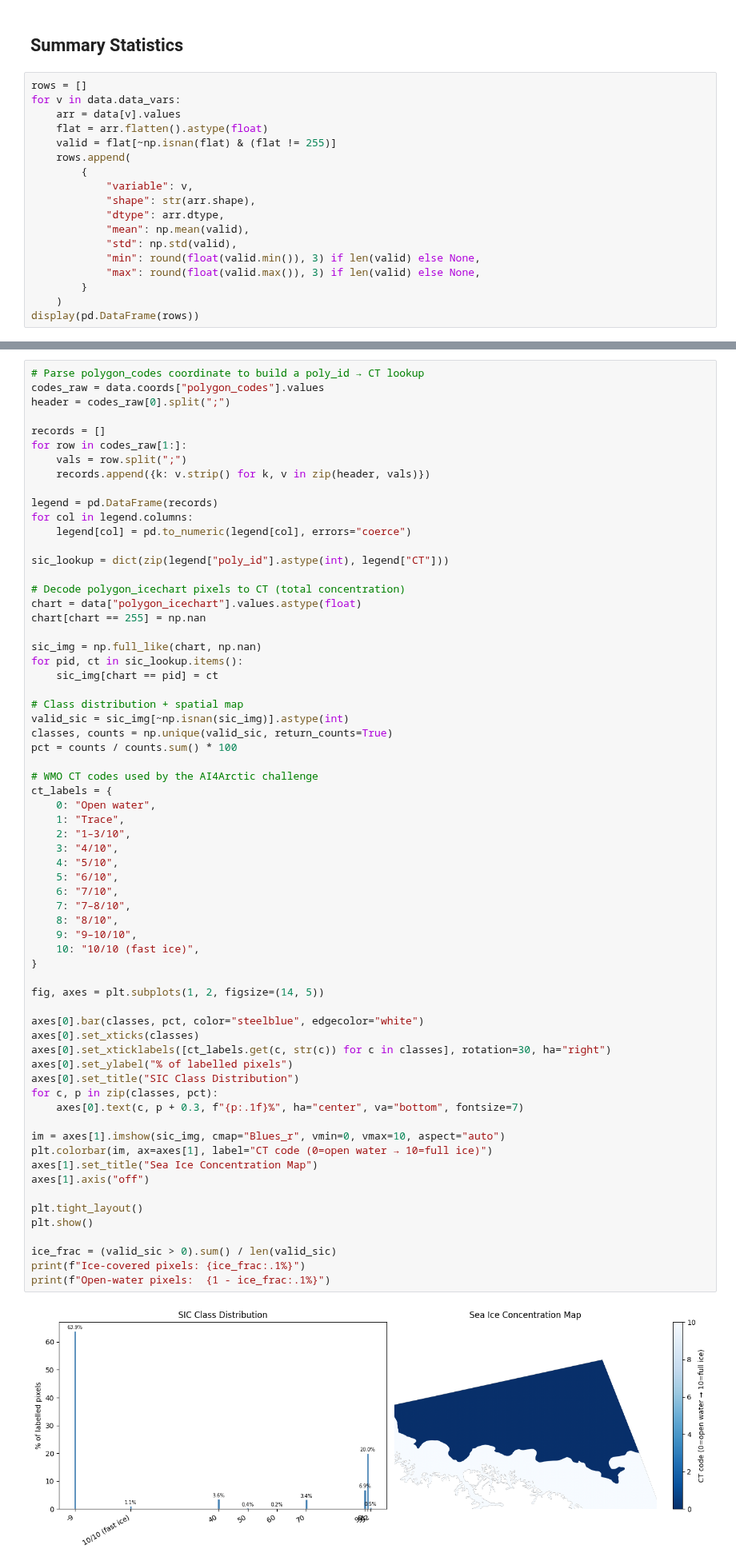
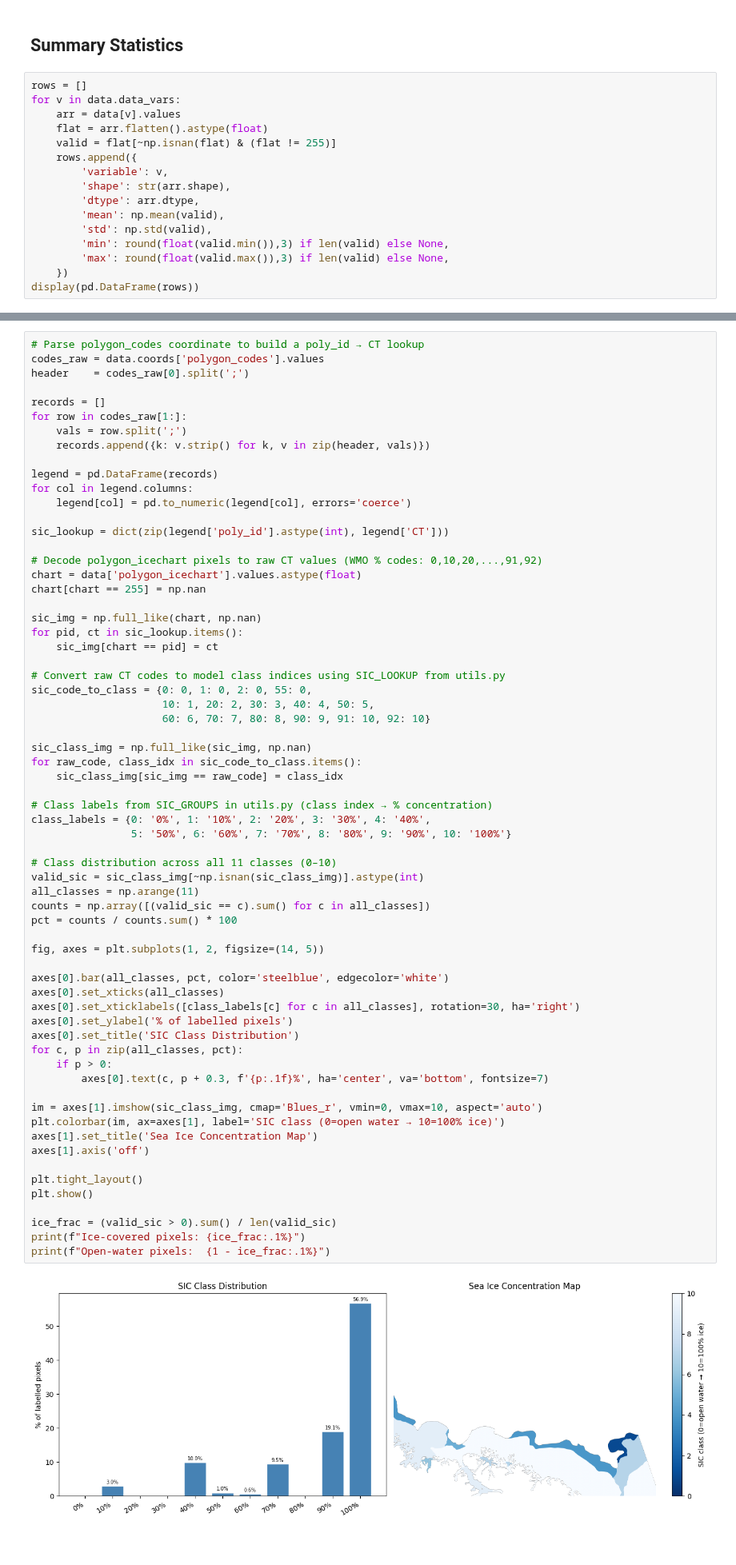
Before and after one commit to sparkgeo/arctic-showcase, a Jupyter notebook: notebooks/training_data_exploration/eda-raw-data.ipynb, the cells around one changed output, grey strips where cells are left out. Shown at 80% size. Cells and saved outputs as stored; diff of their text form.

```diff
--- a/notebooks/training_data_exploration/eda-raw-data.ipynb
+++ b/notebooks/training_data_exploration/eda-raw-data.ipynb
@@ -50,17 +47,15 @@ for v in data.data_vars:
     arr = data[v].values
     flat = arr.flatten().astype(float)
     valid = flat[~np.isnan(flat) & (flat != 255)]
-    rows.append(
-        {
-            "variable": v,
-            "shape": str(arr.shape),
-            "dtype": arr.dtype,
-            "mean": np.mean(valid),
-            "std": np.std(valid),
-            "min": round(float(valid.min()), 3) if len(valid) else None,
-            "max": round(float(valid.max()), 3) if len(valid) else None,
-        }
-    )
+    rows.append({
+        'variable': v,
+        'shape': str(arr.shape),
+        'dtype': arr.dtype,
+        'mean': np.mean(valid),
+        'std': np.std(valid),
+        'min': round(float(valid.min()),3) if len(valid) else None,
+        'max': round(float(valid.max()),3) if len(valid) else None,
+    })
 display(pd.DataFrame(rows))
 # %% [output]
 |  | variable | shape | dtype | mean | std | min | max |
@@ -231,68 +211,68 @@ plt.show()
 Decoding `polygon_icechart` using the `polygon_codes` coordinate, which maps each integer pixel value to a set of WMO ice chart attributes. The key field is **CT** (total concentration), coded 0–10 (tenths of ice coverage, where 0 = open water and 10 = fully ice-covered).
 # %%
 # Parse polygon_codes coordinate to build a poly_id → CT lookup
-codes_raw = data.coords["polygon_codes"].values
-header = codes_raw[0].split(";")
+codes_raw = data.coords['polygon_codes'].values
+header    = codes_raw[0].split(';')
 
 records = []
 for row in codes_raw[1:]:
-    vals = row.split(";")
+    vals = row.split(';')
     records.append({k: v.strip() for k, v in zip(header, vals)})
 
 legend = pd.DataFrame(records)
 for col in legend.columns:
-    legend[col] = pd.to_numeric(legend[col], errors="coerce")
+    legend[col] = pd.to_numeric(legend[col], errors='coerce')
 
-sic_lookup = dict(zip(legend["poly_id"].astype(int), legend["CT"]))
+sic_lookup = dict(zip(legend['poly_id'].astype(int), legend['CT']))
 
-# Decode polygon_icechart pixels to CT (total concentration)
-chart = data["polygon_icechart"].values.astype(float)
+# Decode polygon_icechart pixels to raw CT values (WMO % codes: 0,10,20,...,91,92)
+chart = data['polygon_icechart'].values.astype(float)
 chart[chart == 255] = np.nan
 
 sic_img = np.full_like(chart, np.nan)
 for pid, ct in sic_lookup.items():
     sic_img[chart == pid] = ct
 
-# Class distribution + spatial map
-valid_sic = sic_img[~np.isnan(sic_img)].astype(int)
-classes, counts = np.unique(valid_sic, return_counts=True)
+# Convert raw CT codes to model class indices using SIC_LOOKUP from utils.py
+sic_code_to_class = {0: 0, 1: 0, 2: 0, 55: 0,
+                     10: 1, 20: 2, 30: 3, 40: 4, 50: 5,
+                     60: 6, 70: 7, 80: 8, 90: 9, 91: 10, 92: 10}
+
+sic_class_img = np.full_like(sic_img, np.nan)
+for raw_code, class_idx in sic_code_to_class.items():
+    sic_class_img[sic_img == raw_code] = class_idx
+
+# Class labels from SIC_GROUPS in utils.py (class index → % concentration)
+class_labels = {0: '0%', 1: '10%', 2: '20%', 3: '30%', 4: '40%',
+                5: '50%', 6: '60%', 7: '70%', 8: '80%', 9: '90%', 10: '100%'}
+
+# Class distribution across all 11 classes (0–10)
+valid_sic = sic_class_img[~np.isnan(sic_class_img)].astype(int)
+all_classes = np.arange(11)
+counts = np.array([(valid_sic == c).sum() for c in all_classes])
 pct = counts / counts.sum() * 100
-
-# WMO CT codes used by the AI4Arctic challenge
-ct_labels = {
-    0: "Open water",
-    1: "Trace",
-    2: "1–3/10",
-    3: "4/10",
-    4: "5/10",
-    5: "6/10",
-    6: "7/10",
-    7: "7–8/10",
-    8: "8/10",
-    9: "9–10/10",
-    10: "10/10 (fast ice)",
-}
 
 fig, axes = plt.subplots(1, 2, figsize=(14, 5))
 
-axes[0].bar(classes, pct, color="steelblue", edgecolor="white")
-axes[0].set_xticks(classes)
-axes[0].set_xticklabels([ct_labels.get(c, str(c)) for c in classes], rotation=30, ha="right")
-axes[0].set_ylabel("% of labelled pixels")
-axes[0].set_title("SIC Class Distribution")
-for c, p in zip(classes, pct):
-    axes[0].text(c, p + 0.3, f"{p:.1f}%", ha="center", va="bottom", fontsize=7)
+axes[0].bar(all_classes, pct, color='steelblue', edgecolor='white')
+axes[0].set_xticks(all_classes)
+axes[0].set_xticklabels([class_labels[c] for c in all_classes], rotation=30, ha='right')
+axes[0].set_ylabel('% of labelled pixels')
+axes[0].set_title('SIC Class Distribution')
+for c, p in zip(all_classes, pct):
+    if p > 0:
+        axes[0].text(c, p + 0.3, f'{p:.1f}%', ha='center', va='bottom', fontsize=7)
 
-im = axes[1].imshow(sic_img, cmap="Blues_r", vmin=0, vmax=10, aspect="auto")
-plt.colorbar(im, ax=axes[1], label="CT code (0=open water → 10=full ice)")
-axes[1].set_title("Sea Ice Concentration Map")
-axes[1].axis("off")
+im = axes[1].imshow(sic_class_img, cmap='Blues_r', vmin=0, vmax=10, aspect='auto')
+plt.colorbar(im, ax=axes[1], label='SIC class (0=open water → 10=100% ice)')
+axes[1].set_title('Sea Ice Concentration Map')
+axes[1].axis('off')
 
 plt.tight_layout()
 plt.show()
 
 ice_frac = (valid_sic > 0).sum() / len(valid_sic)
 print(f"Ice-covered pixels: {ice_frac:.1%}")
 print(f"Open-water pixels:  {1 - ice_frac:.1%}")
 # %% [output]
-[figure, old version]
+[figure, new version]
```
Also changed, not shown: parts of 10 cells of this notebook, 10 other files.
